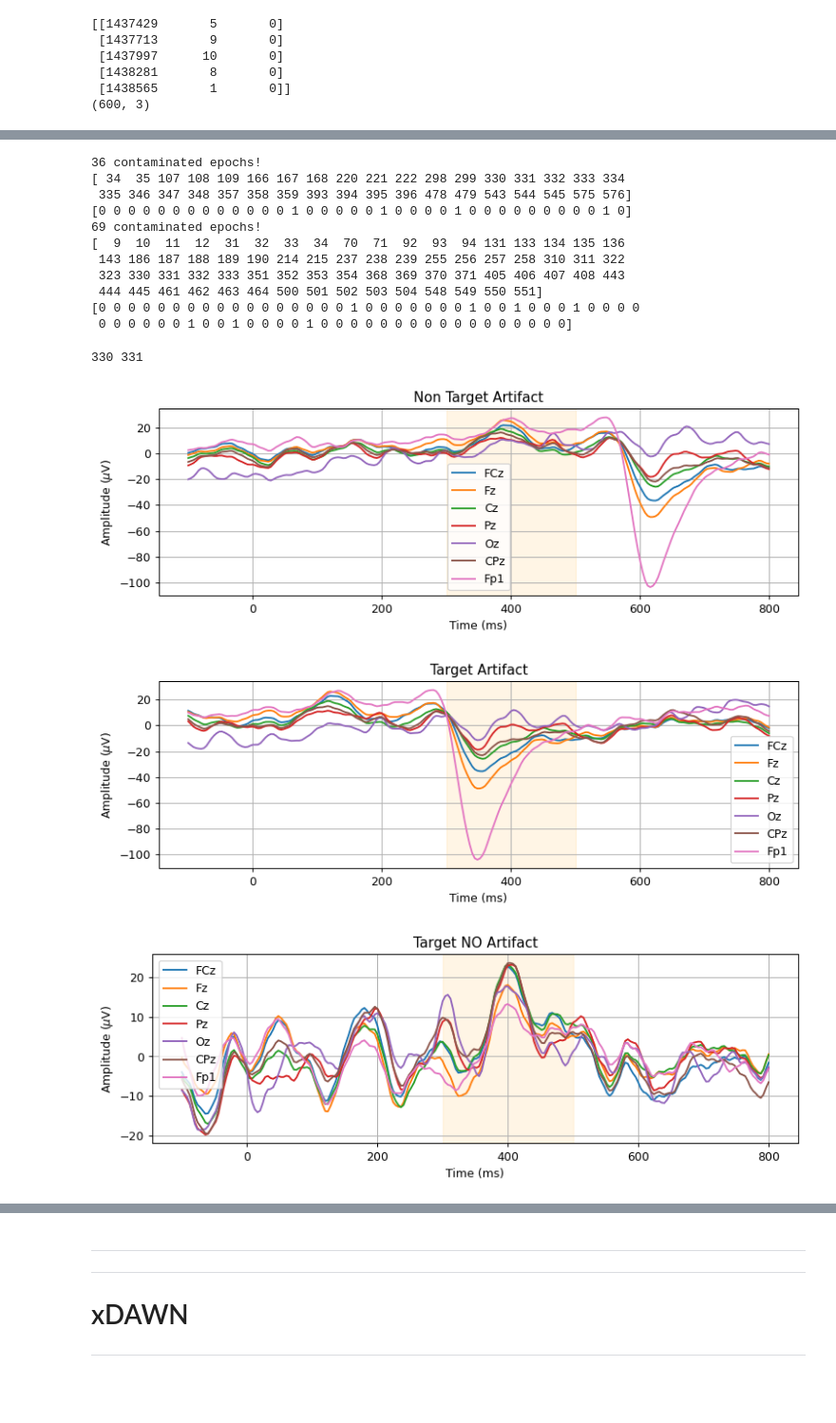
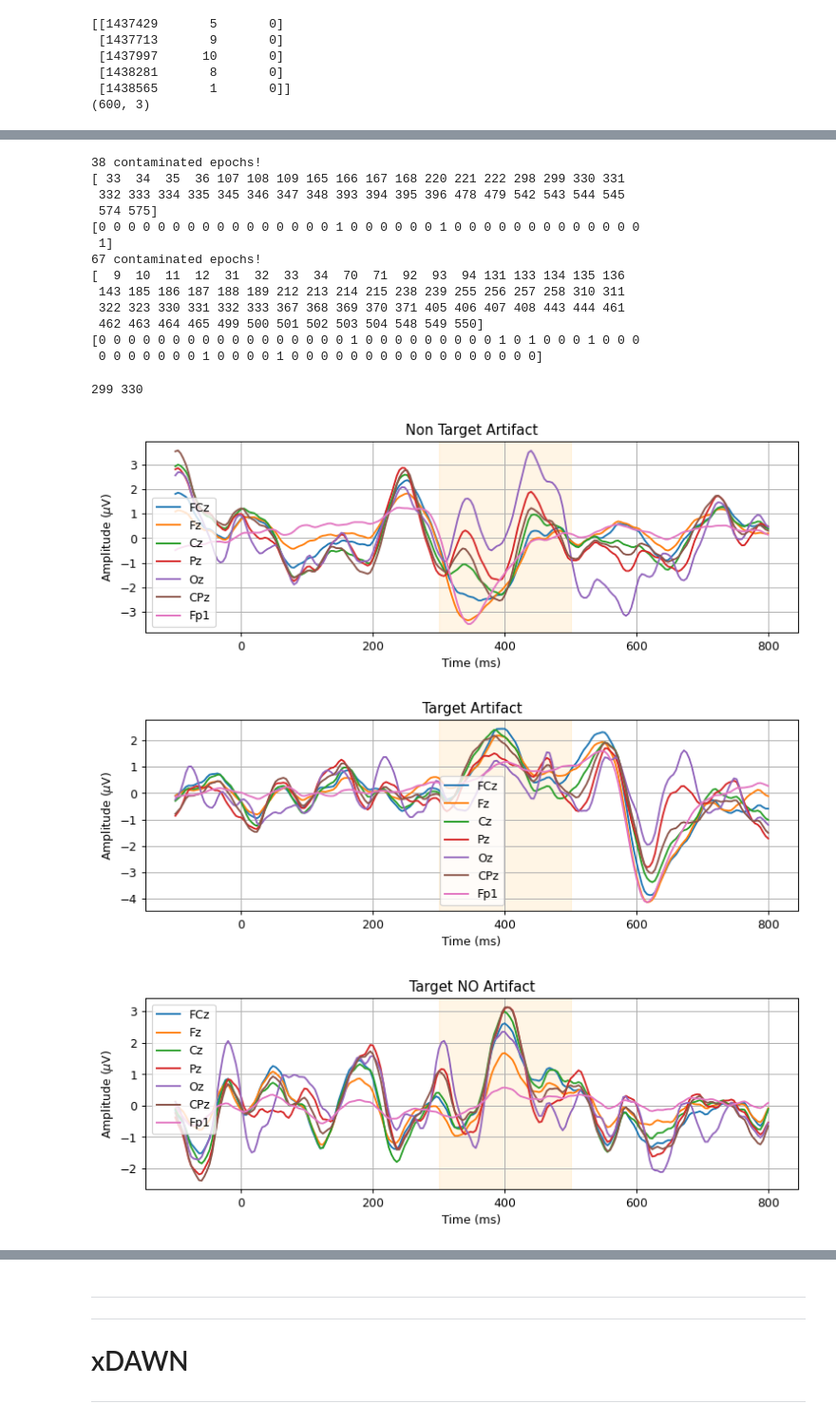
Before and after one commit to Surfincolin/openbci-standards, a Jupyter notebook: Speller_Analysis_2.ipynb, the cells around one changed output, grey strips where cells are left out. Shown at 95% size. Saved outputs shown, nothing was run; the diff lists cells and outputs as text; code cells hidden in the pictures; blank space fills up the shorter version.

```diff
--- a/Speller_Analysis_2.ipynb
+++ b/Speller_Analysis_2.ipynb
@@ -224,8 +224,8 @@ r1_eeg = re_reference(r1_eeg, new_ref_ch_idx)
 r2_eeg = re_reference(r2_eeg, new_ref_ch_idx)
 del channels[new_ref_ch_idx]
 
-r1_eeg = filter_eeg(r1_eeg, 250, [0.1,20] )
-r2_eeg = filter_eeg(r2_eeg, 250, [0.1,20] )
+r1_eeg = filter_eeg(r1_eeg, 250, [1.,20.] )
+r2_eeg = filter_eeg(r2_eeg, 250, [1.,20.] )
 
 # remove Fp1 channel
 # r1_eeg = np.delete(r1_eeg, -1, axis=1)
@@ -242,6 +242,7 @@ r2_markers_ts = (r2_markers_ts*1000).astype(int)
 
 print(channels)
 pz = channels.index('Pz')
+fp1 = channels.index('Fp1')
 # %% [output]
 ['FCz', 'Fz', 'Cz', 'Pz', 'Oz', 'CPz', 'Fp1']
 # %%
@@ -341,3 +326,32 @@ print(r1_events.shape)
  [1438281       8       0]
  [1438565       1       0]]
 (600, 3)
+# %%
+# TRUNCATE and NORMALIZE
+def get_session_mask(eeg_ts, markers_ts, events):
+    first_photosensor_time = events[0,0]
+    first_marker_time = markers_ts[1] # skip the first...its too early and not useful
+    last_photosensor_time = events[-1,0]
+    last_marker_time = markers_ts[-1]
+    session_win_start = min(first_photosensor_time, first_marker_time) - 1000
+    session_win_stop = max(last_photosensor_time, last_marker_time) + 1000
+    print(f'session: {session_win_start} to {session_win_stop}')
+    mask = (eeg_ts >= session_win_start) & (eeg_ts <= session_win_stop)
+    return mask
+
+r1_mask = get_session_mask(r1_eeg_ts, r1_markers_ts, r1_events)
+r2_mask = get_session_mask(r2_eeg_ts, r2_markers_ts, r2_events)
+
+r1_eeg = r1_eeg[r1_mask]
+r2_eeg = r2_eeg[r2_mask]
+r1_eeg_ts = r1_eeg_ts[r1_mask]
+r2_eeg_ts = r2_eeg_ts[r2_mask]
+
+# normalize
+def zero_and_normalize(eeg_data):
+    eeg_data = eeg_data - np.mean(eeg_data, 0)
+    eeg_data = eeg_data / np.std(eeg_data, 0)
+    return eeg_data
+
+r1_eeg = zero_and_normalize(r1_eeg)
+r2_eeg = zero_and_normalize(r2_eeg)
@@ -486,8 +475,8 @@ def get_blinks(data, data_ts, ch, blink_dev_thresh=2.0):
 
     return np.array(blinks), blink_mask
 
-r1_blinks, _ = get_blinks(r1_eeg[r1_mask], r1_eeg_ts[r1_mask], fp1, 1.5)
-r2_blinks, _ = get_blinks(r2_eeg[r2_mask], r2_eeg_ts[r2_mask], fp1, 1.5)
+r1_blinks, _ = get_blinks(r1_eeg, r1_eeg_ts, fp1, 1.5)
+r2_blinks, _ = get_blinks(r2_eeg, r2_eeg_ts, fp1, 1.5)
 # %%
 g_labels = ['Fp1']
 fig, ax = plot_time_series(
@@ -543,20 +532,22 @@ r2_bad_epochs = get_bad_epochs_indices(r2_epochs_ts, r2_blinks)
 print(r2_bad_epochs)
 print(r2_events[r2_bad_epochs, 2])
 # %% [output]
-36 contaminated epochs!
-[ 34  35 107 108 109 166 167 168 220 221 222 298 299 330 331 332 333 334
- 335 346 347 348 357 358 359 393 394 395 396 478 479 543 544 545 575 576]
-[0 0 0 0 0 0 0 0 0 0 0 0 0 1 0 0 0 0 0 1 0 0 0 0 1 0 0 0 0 0 0 0 0 0 1 0]
-69 contaminated epochs!
+38 contaminated epochs!
+[ 33  34  35  36 107 108 109 165 166 167 168 220 221 222 298 299 330 331
+ 332 333 334 335 345 346 347 348 393 394 395 396 478 479 542 543 544 545
+ 574 575]
+[0 0 0 0 0 0 0 0 0 0 0 0 0 0 0 0 1 0 0 0 0 0 0 1 0 0 0 0 0 0 0 0 0 0 0 0 0
+ 1]
+67 contaminated epochs!
 [  9  10  11  12  31  32  33  34  70  71  92  93  94 131 133 134 135 136
- 143 186 187 188 189 190 214 215 237 238 239 255 256 257 258 310 311 322
- 323 330 331 332 333 351 352 353 354 368 369 370 371 405 406 407 408 443
- 444 445 461 462 463 464 500 501 502 503 504 548 549 550 551]
-[0 0 0 0 0 0 0 0 0 0 0 0 0 0 0 0 0 1 0 0 0 0 0 0 0 1 0 0 1 0 0 0 1 0 0 0 0
- 0 0 0 0 0 0 1 0 0 1 0 0 0 0 1 0 0 0 0 0 0 0 0 0 0 0 0 0 0 0 0 0]
+ 143 185 186 187 188 189 212 213 214 215 238 239 255 256 257 258 310 311
+ 322 323 330 331 332 333 367 368 369 370 371 405 406 407 408 443 444 461
+ 462 463 464 465 499 500 501 502 503 504 548 549 550]
+[0 0 0 0 0 0 0 0 0 0 0 0 0 0 0 0 0 1 0 0 0 0 0 0 0 0 0 1 0 1 0 0 0 1 0 0 0
+ 0 0 0 0 0 0 0 1 0 0 0 0 1 0 0 0 0 0 0 0 0 0 0 0 0 0 0 0 0 0]
 # %%
-b_nontarget = r1_bad_epochs[13]
-b_target = r1_bad_epochs[14]
+b_nontarget = r1_bad_epochs[15]
+b_target = r1_bad_epochs[16]
 print(b_nontarget, b_target)
 g_target = 19
 
@@ -568,37 +559,37 @@ fig, ax = plot_time_series(
     r1_epochs[b_nontarget],
     labels = g_labels,
     xlabel='Time (ms)',
     ylabel=r'Amplitude ($\mu$V)',
     title=f'Non Target Artifact'
 )
 _ = ax.axvspan(300, 500, color='orange', alpha=0.1)
 
 g_labels = channels
 fig, ax = plot_time_series(
     x_for_plot,
     r1_epochs[b_target],
     labels = g_labels,
     xlabel='Time (ms)',
     ylabel=r'Amplitude ($\mu$V)',
     title=f'Target Artifact'
 )
 _ = ax.axvspan(300, 500, color='orange', alpha=0.1)
 
 g_labels = channels
 fig, ax = plot_time_series(
     x_for_plot,
     r1_epochs[g_target],
     labels = g_labels,
     xlabel='Time (ms)',
     ylabel=r'Amplitude ($\mu$V)',
     title=f'Target NO Artifact'
 )
 _ = ax.axvspan(300, 500, color='orange', alpha=0.1)
 # %% [output]
-330 331
+299 330
-[figure, old version]
+[figure, new version]
-[figure, old version]
+[figure, new version]
-[figure, old version]
+[figure, new version]
 # %%
 def window_and_combine_features(epochs, sub_samples_per_ch, time_window):
     # epochs is expected to be 3D, (epoch, sample, channel)
```
Also changed, not shown: parts of 22 cells of this notebook, 1 other file.
